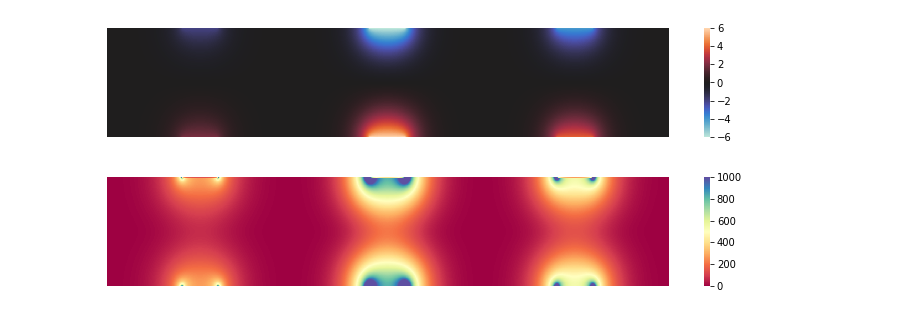
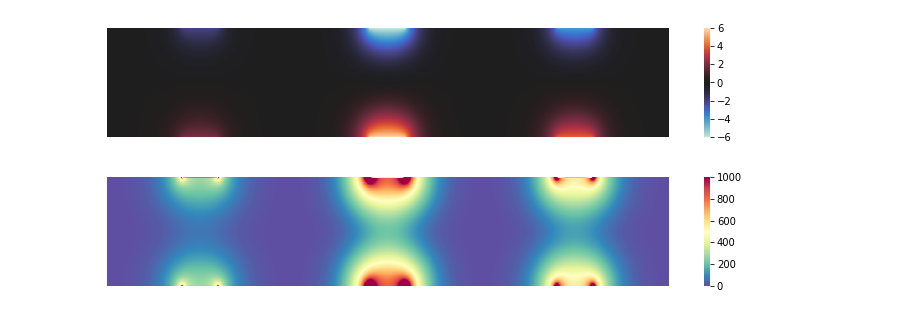
Before and after one commit to imechaozhang/Thiol-ene-electric-field-simulaiton, a Jupyter notebook: electric field.ipynb, the cells around one changed output. Saved outputs shown, nothing was run; the diff lists cells and outputs as text; code cells hidden in the pictures.

```diff
--- a/electric field.ipynb
+++ b/electric field.ipynb
@@ -108,14 +108,13 @@ plt.show()
 [figure]
 # %%
 plt.figure(figsize=(12.6,2))
-uniform_data = np.random.rand(10, 12)
-ax = sns.heatmap(e, cmap='Spectral', vmax=1000)
+ax = sns.heatmap(e, cmap='Spectral_r', vmax=1000)
 plt.ylim([250,500])
 ax.axes.xaxis.set_visible(False)
 ax.axes.yaxis.set_visible(False)
-#plt.savefig('electric_field.png', dpi=600)
+plt.savefig('electric_field.png', dpi=600)
 #plt.savefig('electric_field.eps', format='eps')
 
 plt.show()
 # %% [output]
-[figure, old version]
+[figure, new version]
```
Also changed, not shown: parts of 3 cells of this notebook.
